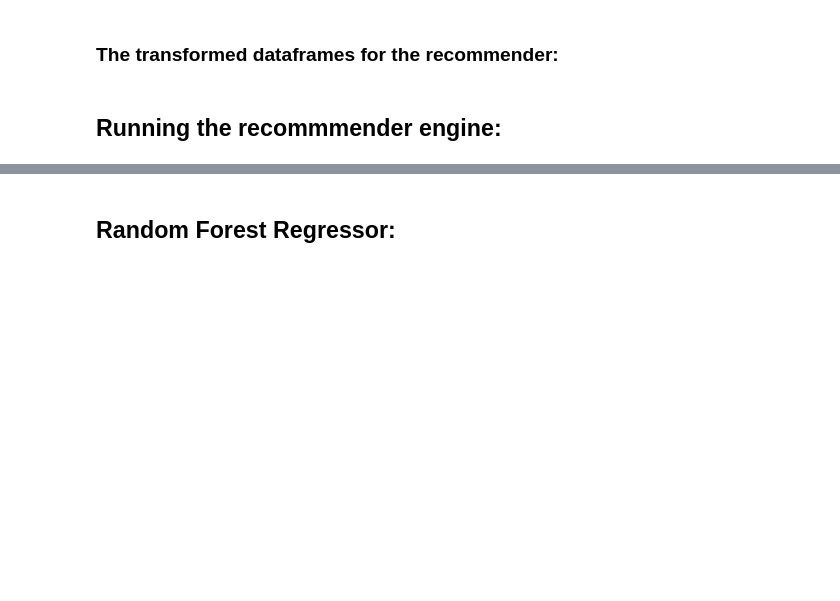
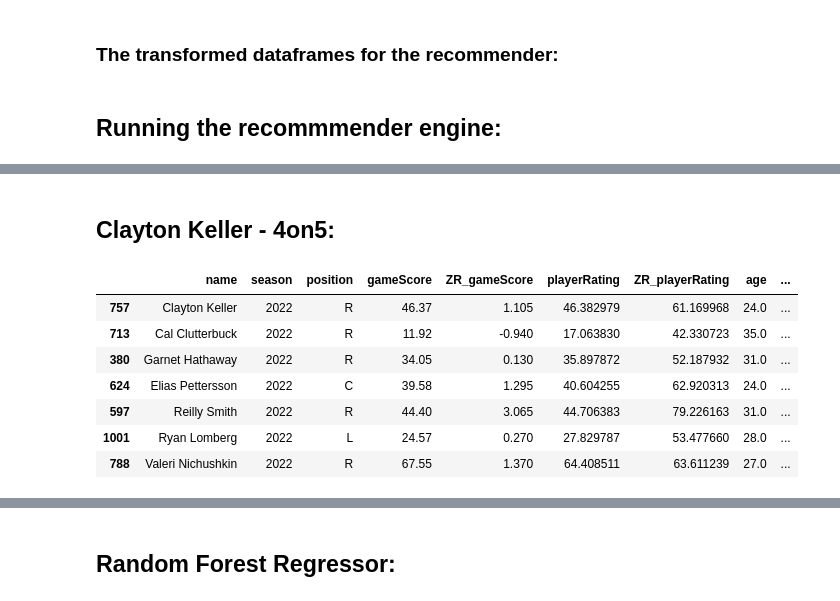
Before and after one commit to ZachRosenthal04/MP_NHL_skater_recommender, a Jupyter notebook: MoneyPuckSkaterRecommender.ipynb, the cells around one changed output, grey strips where cells are left out. Saved outputs shown, nothing was run; the diff lists cells and outputs as text; code cells hidden in the pictures; blank space fills up the shorter version.

```diff
--- a/MoneyPuckSkaterRecommender.ipynb
+++ b/MoneyPuckSkaterRecommender.ipynb
@@ -586,0 +943,13 @@ nick_suzuki_AS_sim_skaters
+# %% [markdown]
+## Clayton Keller - 4on5:
+# %%
+CK_4on5_sim_skaters_22[['name', 'season','position','gameScore', 'ZR_gameScore', 'playerRating', 'ZR_playerRating', 'age', 'age_group']]
+# %% [output]
+|  | name | season | position | gameScore | ZR_gameScore | playerRating | ZR_playerRating | age | ... |
+| 757 | Clayton Keller | 2022 | R | 46.37 | 1.105 | 46.382979 | 61.169968 | 24.0 | ... |
+| 713 | Cal Clutterbuck | 2022 | R | 11.92 | -0.940 | 17.063830 | 42.330723 | 35.0 | ... |
+| 380 | Garnet Hathaway | 2022 | R | 34.05 | 0.130 | 35.897872 | 52.187932 | 31.0 | ... |
+| 624 | Elias Pettersson | 2022 | C | 39.58 | 1.295 | 40.604255 | 62.920313 | 24.0 | ... |
+| 597 | Reilly Smith | 2022 | R | 44.40 | 3.065 | 44.706383 | 79.226163 | 31.0 | ... |
+| 1001 | Ryan Lomberg | 2022 | L | 24.57 | 0.270 | 27.829787 | 53.477660 | 28.0 | ... |
+| 788 | Valeri Nichushkin | 2022 | R | 67.55 | 1.370 | 64.408511 | 63.611239 | 27.0 | ... |
```
Also changed, not shown: parts of 62 cells of this notebook, 11 other files.
